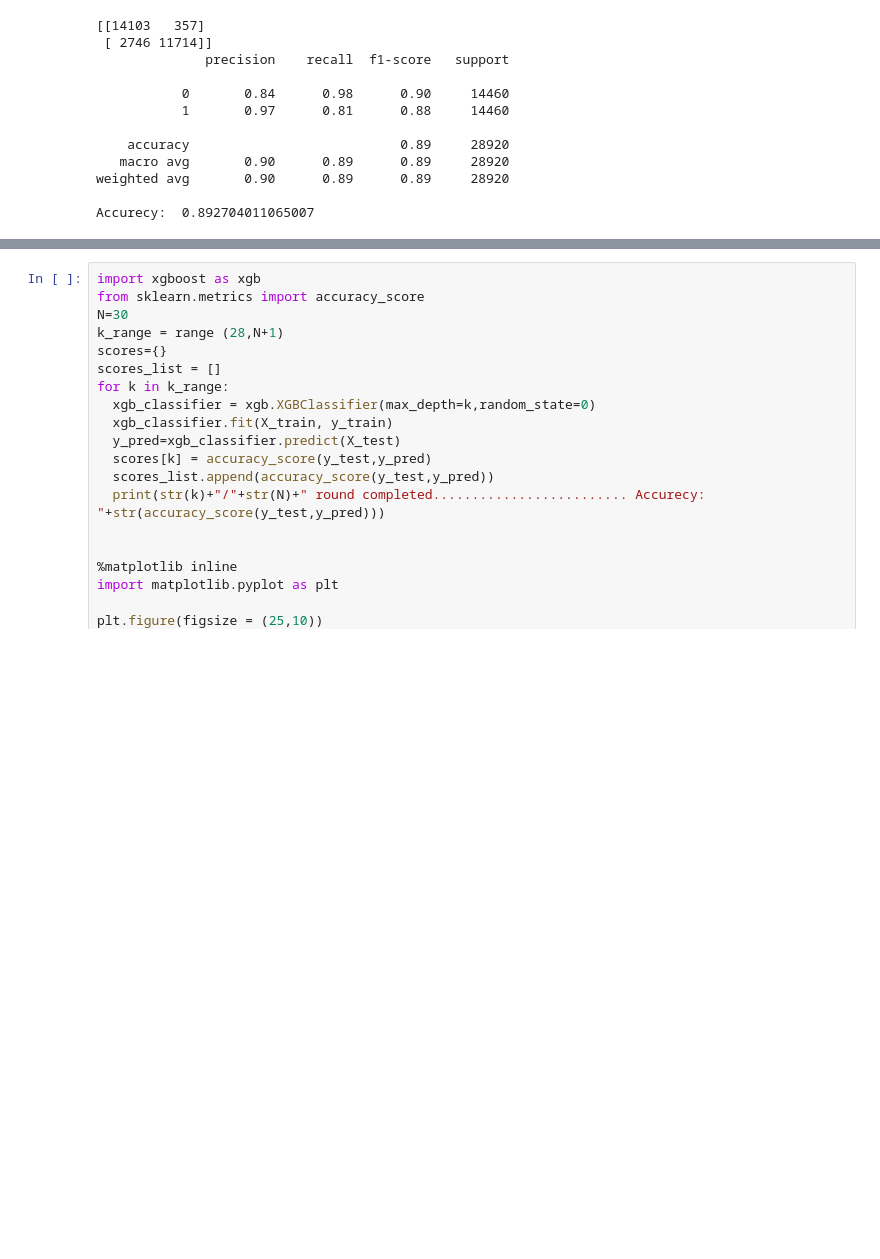
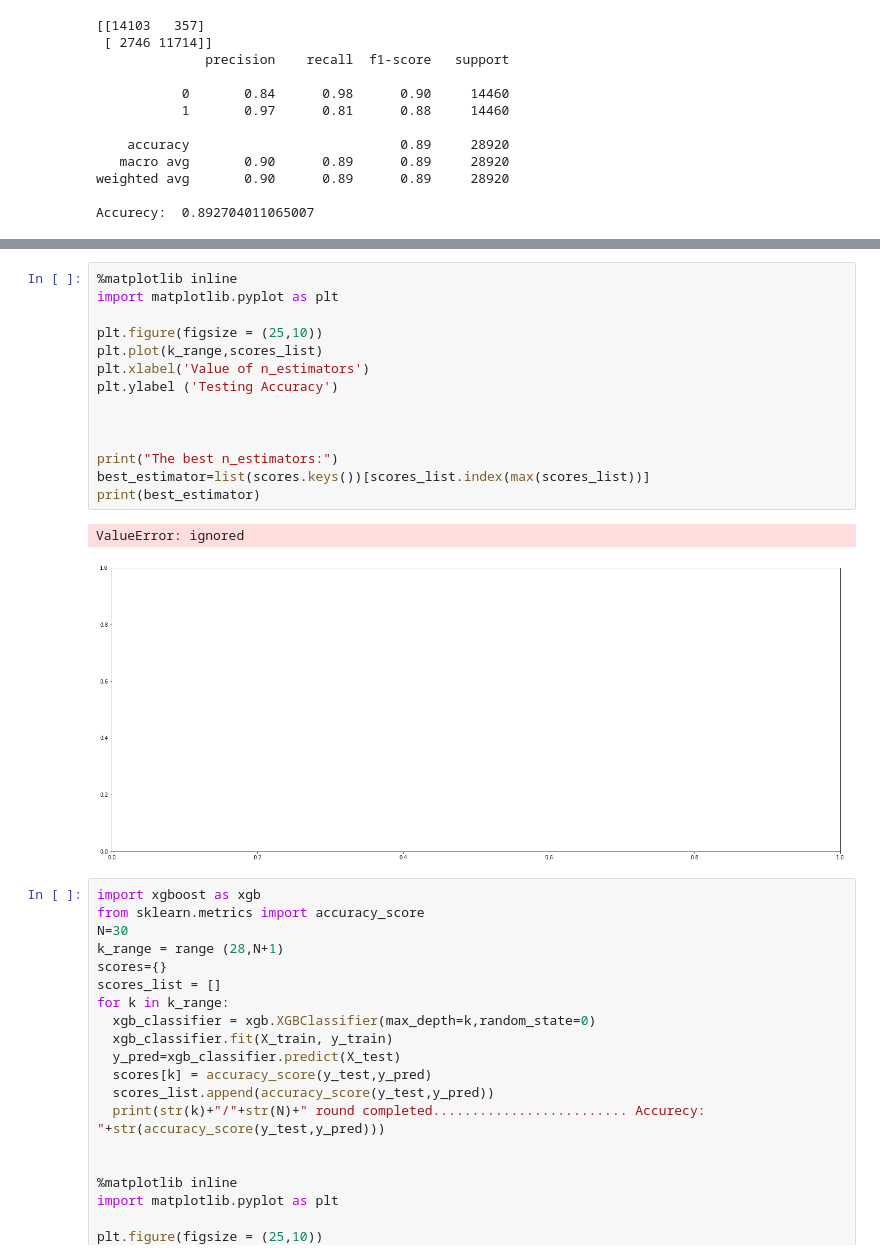
Before and after one commit to RafsanJany-44/Research-NREM-REM, a Jupyter notebook: Final_Result_XB_T.ipynb, the cells around one changed output, grey strips where cells are left out. Saved outputs shown, nothing was run; the diff lists cells and outputs as text; blank space fills up the shorter version.

```diff
--- a/Final_Result_XB_T.ipynb
+++ b/Final_Result_XB_T.ipynb
@@ -137,3 +138,20 @@ print(best_estimator)
+# %%
+%matplotlib inline
+import matplotlib.pyplot as plt
+
+plt.figure(figsize = (25,10))
+plt.plot(k_range,scores_list)
+plt.xlabel('Value of n_estimators')
+plt.ylabel ('Testing Accuracy')
+
+
+
+print("The best n_estimators:")
+best_estimator=list(scores.keys())[scores_list.index(max(scores_list))]
+print(best_estimator)
+# %% [output]
+ValueError: ignored
+[figure, added]
 # %%
 import xgboost as xgb
 from sklearn.metrics import accuracy_score
```
Also changed, not shown: parts of 1 cell of this notebook.
